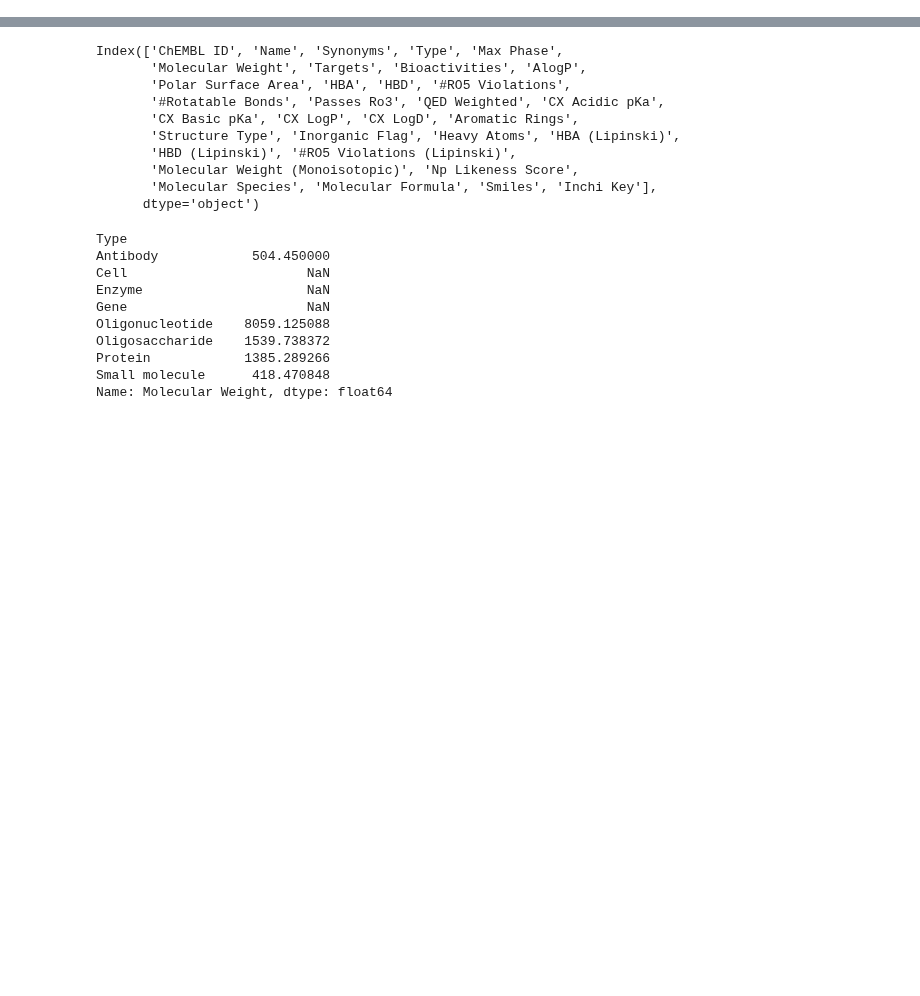
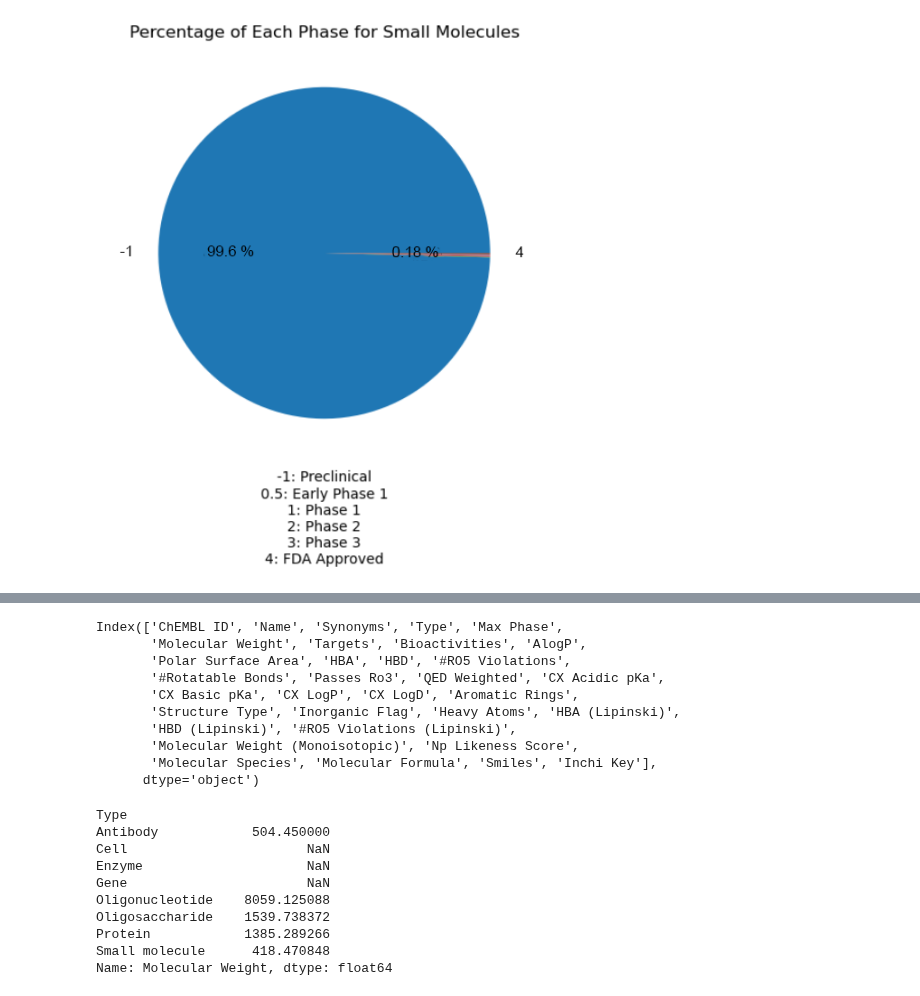
Before and after one commit to Ahmedelmaamounamin/Drugs, a Jupyter notebook: drugs.ipynb, the cells around one changed output, grey strips where cells are left out. Cells and saved outputs as stored; diff of their text form; code cells hidden in the pictures; blank space fills up the shorter version.

```diff
--- a/drugs.ipynb
+++ b/drugs.ipynb
@@ -72,0 +57,4 @@ display.Image ("/kaggle/input/graphs/Distribution of Drug phases.PNG")
+# %%
+display.Image ("/kaggle/input/graphs/9_Each_phase_small_molec2.png")
+# %% [output]
+[figure, added]
```
Also changed, not shown: parts of 24 cells of this notebook.
